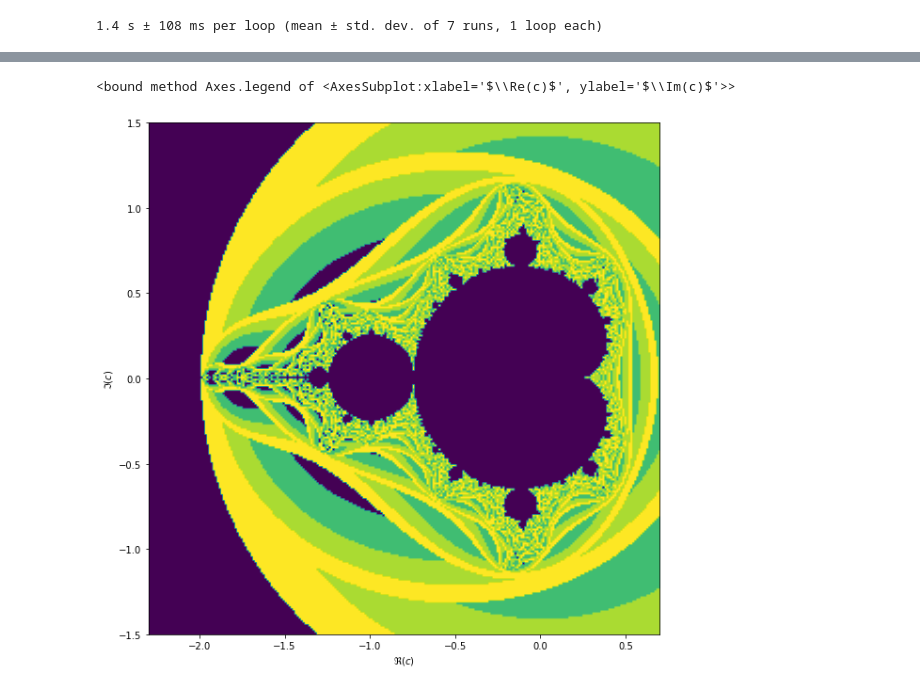
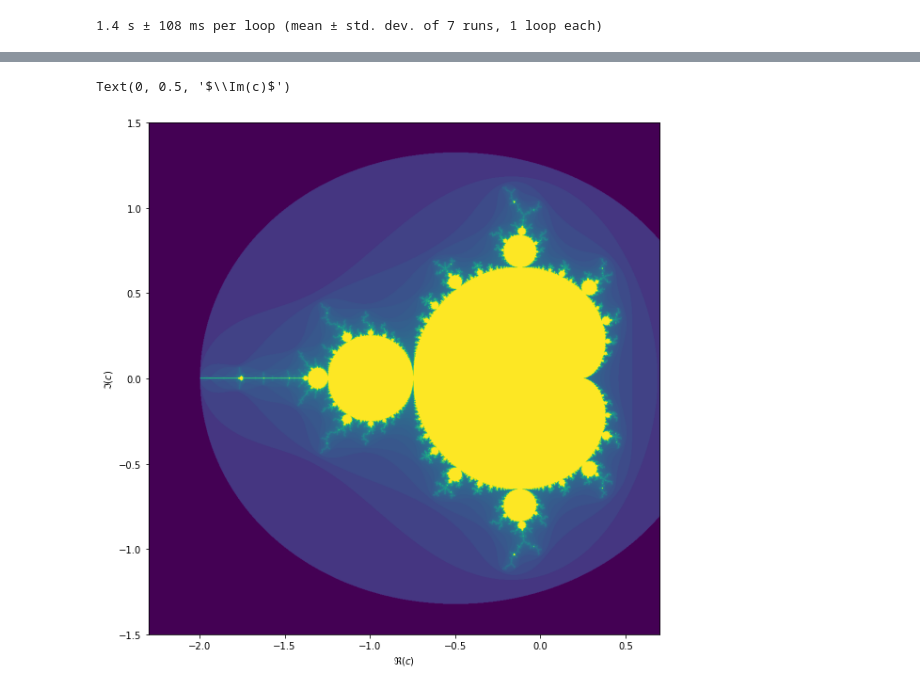
Before and after one commit to dsmits/mandelbrot-optimization, a Jupyter notebook: mandelbrot optimization.ipynb, the cells around one changed output, grey strips where cells are left out. Cells and saved outputs as stored; diff of their text form; code cells hidden in the pictures.

```diff
--- a/mandelbrot optimization.ipynb
+++ b/mandelbrot optimization.ipynb
@@ -4,15 +4,15 @@ import numpy as np
 import numba
 # %%
 MAX_ITER = 256
-center = -0.8+0.0j
-extent = 3.0 + 3.0j
+CENTER = -0.8+0.0j
+EXTENT = 3.0 + 3.0j
 
 WIDTH = 1024
 HEIGHT = 1024
 
-SCALE = max((extent / width).real, (extent/height).imag)
+SCALE = max((EXTENT / WIDTH).real, (EXTENT/HEIGHT).imag)
 # %%
-def compute_mandelbrot(height=HEIGHT, width=WIDTH, scale=SCALE):
+def compute_mandelbrot(height=HEIGHT, width=WIDTH, scale=SCALE, max_iter=MAX_ITER, center=CENTER, extent=EXTENT):
     result = np.zeros((height, width), int)
     for j in range(height):
         for i in range(width):
@@ -26,6 +26,7 @@ def compute_mandelbrot(height=HEIGHT, width=WIDTH, scale=SCALE):
                     break
 
                 result[j, i] = k
+    return result
 # %%
 %timeit compute_mandelbrot()
 # %% [output]
@@ -98,13 +101,15 @@ def compute_mandelbrot_dask(height=HEIGHT, width=WIDTH, scale=SCALE):
+# %%
+result = compute_mandelbrot()
 # %%
 fig, ax = plt.subplots(1,1, figsize=(10,10))
-plot_extent = (width + 1j * height) * scale
+plot_extent = (WIDTH + 1j * HEIGHT) * SCALE
 
 z1 = center - plot_extent / 2
 z2 = z1 + plot_extent
 
 ax.imshow(result**(1/3), origin='lower', extent=(z1.real, z2.real, z1.imag, z2.imag))
 ax.set_xlabel("$\Re(c)$")
 ax.set_ylabel("$\Im(c)$")
 # %% [output]
-<bound method Axes.legend of <AxesSubplot:xlabel='$\\Re(c)$', ylabel='$\\Im(c)$'>>
+Text(0, 0.5, '$\\Im(c)$')
-[figure, old version]
+[figure, new version]
```
Also changed, not shown: parts of 13 cells of this notebook.
